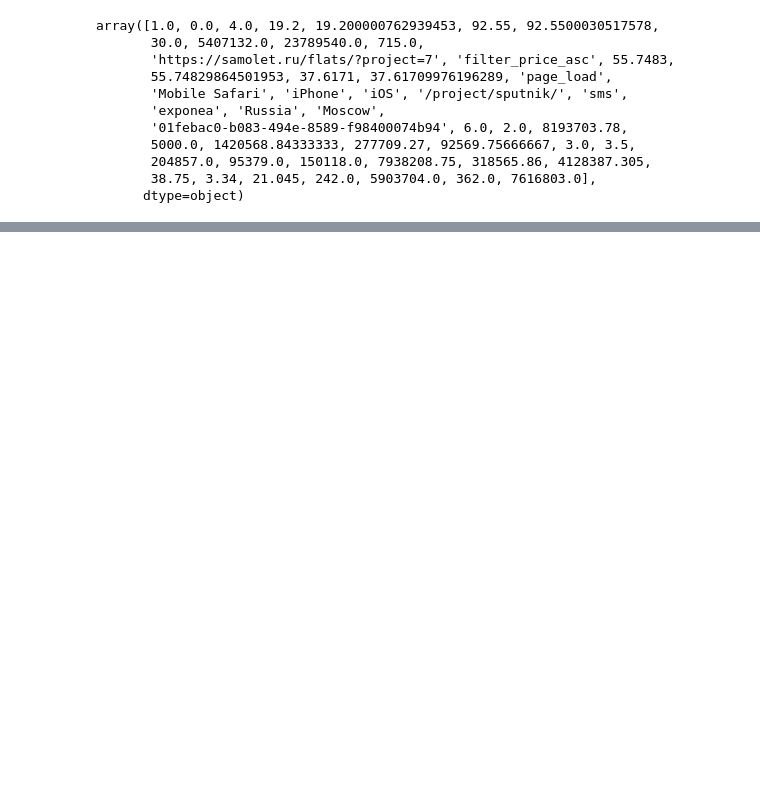
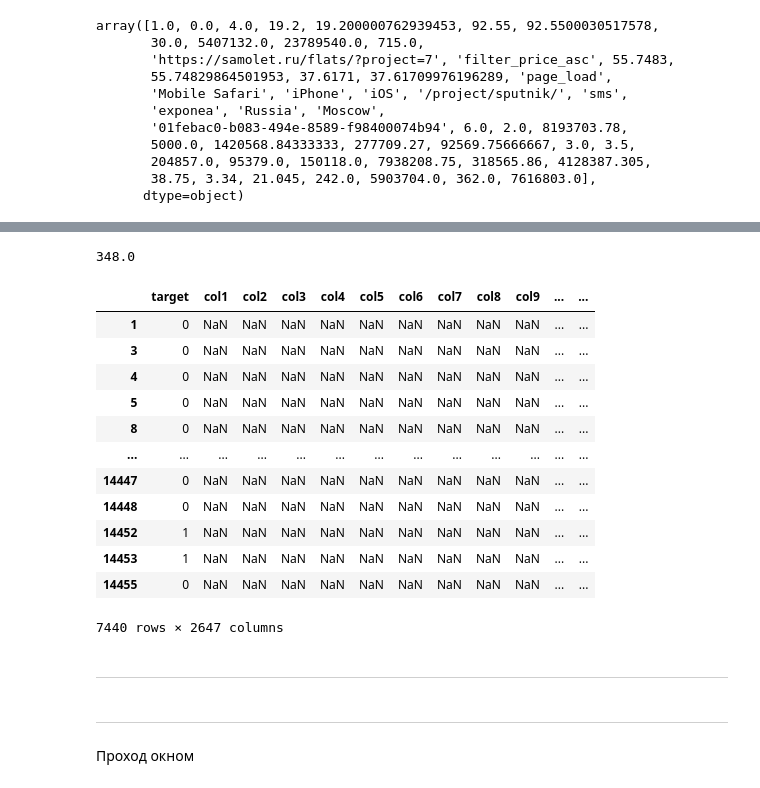
Before and after one commit to 999rse/noa_smlt, a Jupyter notebook: playbook.ipynb, the cells around one changed output, grey strips where cells are left out. Drawn from its saved outputs; the diff is of its cells as text; code cells hidden in the pictures; blank space fills up the shorter version.

```diff
--- a/playbook.ipynb
+++ b/playbook.ipynb
@@ -135,0 +116,25 @@ Index(['col57', 'col58', 'col59', 'col60', 'col61', 'col62', 'col63', 'col64',
+# %%
+# Надо посчитать сколько в среднем заполнено значений для цп 0
+median_t0 = datat[datat['target'] == 0].iloc[:,1:].apply(lambda row: row.notna().sum(), axis=1).median()
+median_t0
+# %% [output]
+348.0
+# %%
+data = datat[~((datat['target'] == 0) & (datat.iloc[:, 1:].apply(lambda row: row.notna().sum(), axis=1) <= median_t0))]
+data
+# %% [output]
+|  | target | col1 | col2 | col3 | col4 | col5 | col6 | col7 | col8 | col9 | ... | ... |
+| 1 | 0 | NaN | NaN | NaN | NaN | NaN | NaN | NaN | NaN | NaN | ... | ... |
+| 3 | 0 | NaN | NaN | NaN | NaN | NaN | NaN | NaN | NaN | NaN | ... | ... |
+| 4 | 0 | NaN | NaN | NaN | NaN | NaN | NaN | NaN | NaN | NaN | ... | ... |
+| 5 | 0 | NaN | NaN | NaN | NaN | NaN | NaN | NaN | NaN | NaN | ... | ... |
+| 8 | 0 | NaN | NaN | NaN | NaN | NaN | NaN | NaN | NaN | NaN | ... | ... |
+| ... | ... | ... | ... | ... | ... | ... | ... | ... | ... | ... | ... | ... |
+| 14447 | 0 | NaN | NaN | NaN | NaN | NaN | NaN | NaN | NaN | NaN | ... | ... |
+| 14448 | 0 | NaN | NaN | NaN | NaN | NaN | NaN | NaN | NaN | NaN | ... | ... |
+| 14452 | 1 | NaN | NaN | NaN | NaN | NaN | NaN | NaN | NaN | NaN | ... | ... |
+| 14453 | 1 | NaN | NaN | NaN | NaN | NaN | NaN | NaN | NaN | NaN | ... | ... |
+| 14455 | 0 | NaN | NaN | NaN | NaN | NaN | NaN | NaN | NaN | NaN | ... | ... |
+7440 rows × 2647 columns
+# %% [markdown]
+------------
@@ -135,0 +144,4 @@ Index(['col57', 'col58', 'col59', 'col60', 'col61', 'col62', 'col63', 'col64',
+# %% [markdown]
+-----
+# %% [markdown]
+Проход окном
```
Also changed, not shown: parts of 40 cells of this notebook.
